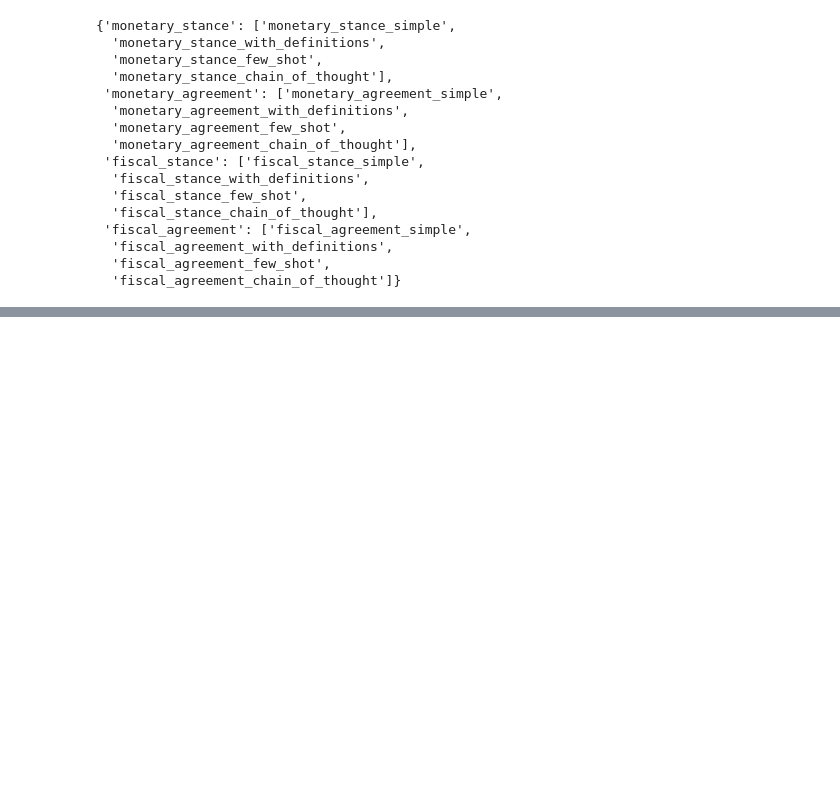
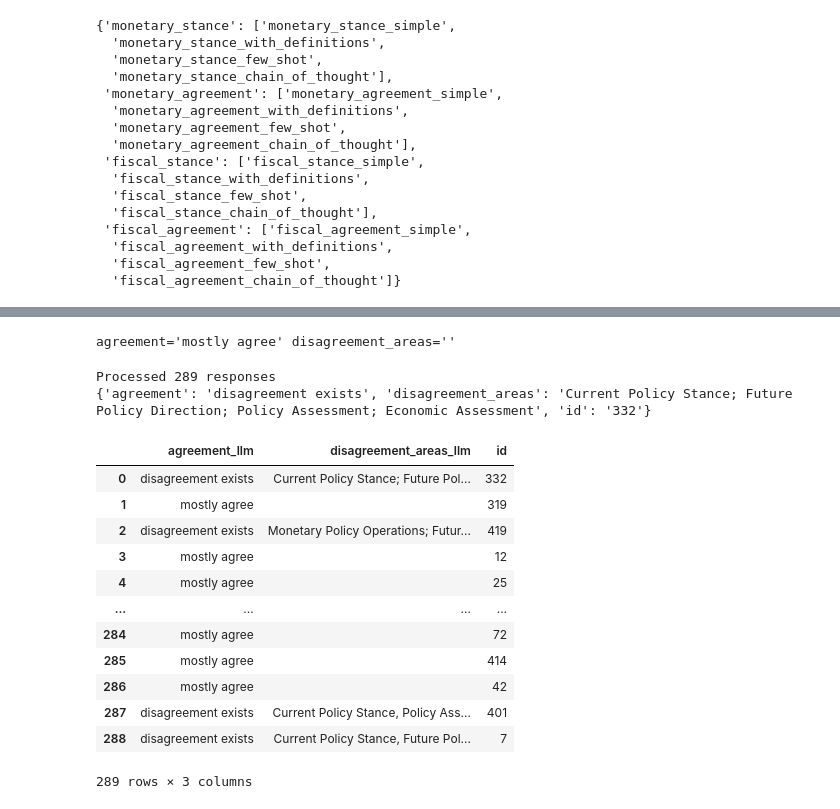
Before and after one commit to johnsonice/Fund_ISR, a Jupyter notebook: notebooks/Traction/llm_fiscal_monetary_demo.ipynb, the cells around one changed output, grey strips where cells are left out. Drawn from its saved outputs; the diff is of its cells as text; code cells hidden in the pictures; blank space fills up the shorter version.

```diff
--- a/notebooks/Traction/llm_fiscal_monetary_demo.ipynb
+++ b/notebooks/Traction/llm_fiscal_monetary_demo.ipynb
@@ -134,0 +126,9 @@ The generic `test_prompt()` function can test any prompt variant with appropriat
+# %%
+# Build batch messages from first 5 rows
+batch_messages, batch_ids = _build_batch_messages_from_df_flexible(
+    sample_df,
+    prompt_template,
+    column_mapping=column_mapping,
+    id_column='index',
+    max_text_length=8000
+)
@@ -134,0 +160,8 @@ The generic `test_prompt()` function can test any prompt variant with appropriat
+# %%
+try:
+    response = llm_agent.get_response_content(batch_messages[15], reasoning_effort='low', response_format=response_model)
+    print(response)
+except Exception as e:
+    print(f"Error: {e}")
+# %% [output]
+agreement='mostly agree' disagreement_areas=''
@@ -134,0 +191,30 @@ The generic `test_prompt()` function can test any prompt variant with appropriat
+# %%
+# Show merged outputs (id + parsed response)
+merged = _merge_ids_with_responses(subset_ids, results)
+print(f"Processed {len(merged)} responses")
+print(merged[0])
+# %% [output]
+Processed 289 responses
+{'agreement': 'disagreement exists', 'disagreement_areas': 'Current Policy Stance; Future Policy Direction; Policy Assessment; Economic Assessment', 'id': '332'}
+# %%
+# Convert merged results to DataFrame
+df_merged = pd.DataFrame(merged)
+# Add _llm suffix to column names from the LLM results
+llm_columns = [col for col in df_merged.columns if col not in ['id']]
+rename_dict = {col: f"{col}_llm" for col in llm_columns}
+df_merged = df_merged.rename(columns=rename_dict)
+df_merged
+# %% [output]
+|  | agreement_llm | disagreement_areas_llm | id |
+| 0 | disagreement exists | Current Policy Stance; Future Pol... | 332 |
+| 1 | mostly agree |  | 319 |
+| 2 | disagreement exists | Monetary Policy Operations; Futur... | 419 |
+| 3 | mostly agree |  | 12 |
+| 4 | mostly agree |  | 25 |
+| ... | ... | ... | ... |
+| 284 | mostly agree |  | 72 |
+| 285 | mostly agree |  | 414 |
+| 286 | mostly agree |  | 42 |
+| 287 | disagreement exists | Current Policy Stance, Policy Ass... | 401 |
+| 288 | disagreement exists | Current Policy Stance, Future Pol... | 7 |
+289 rows × 3 columns
```
Also changed, not shown: parts of 29 cells of this notebook, 12 other files.
